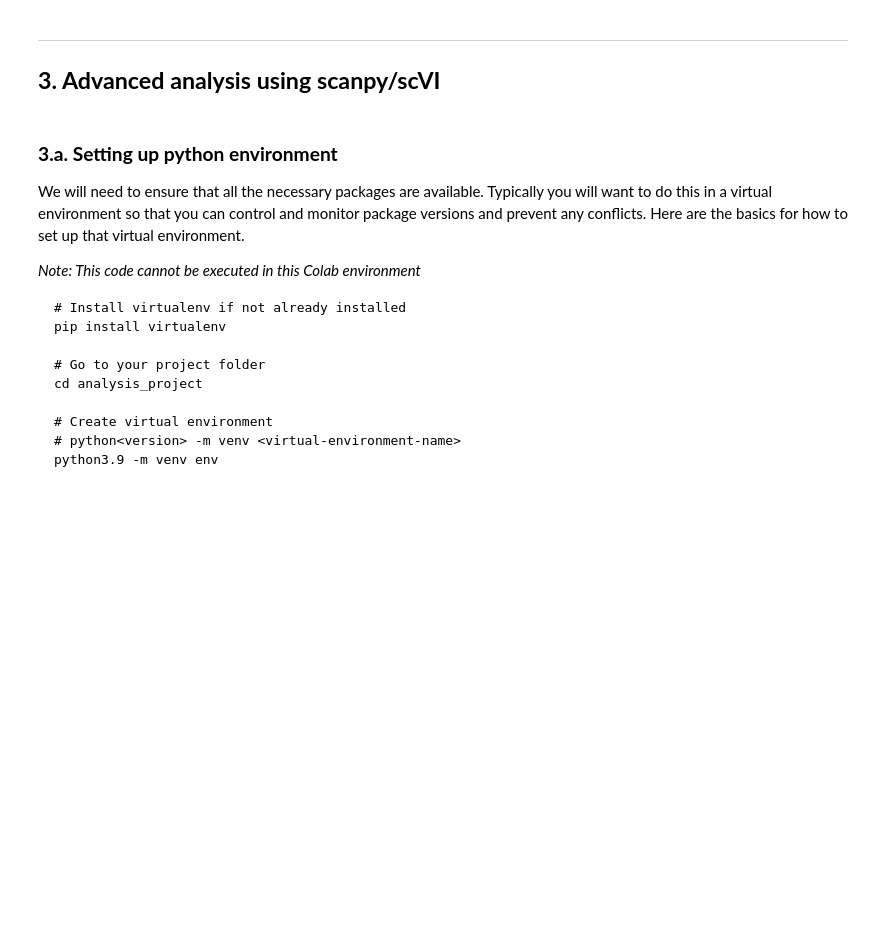
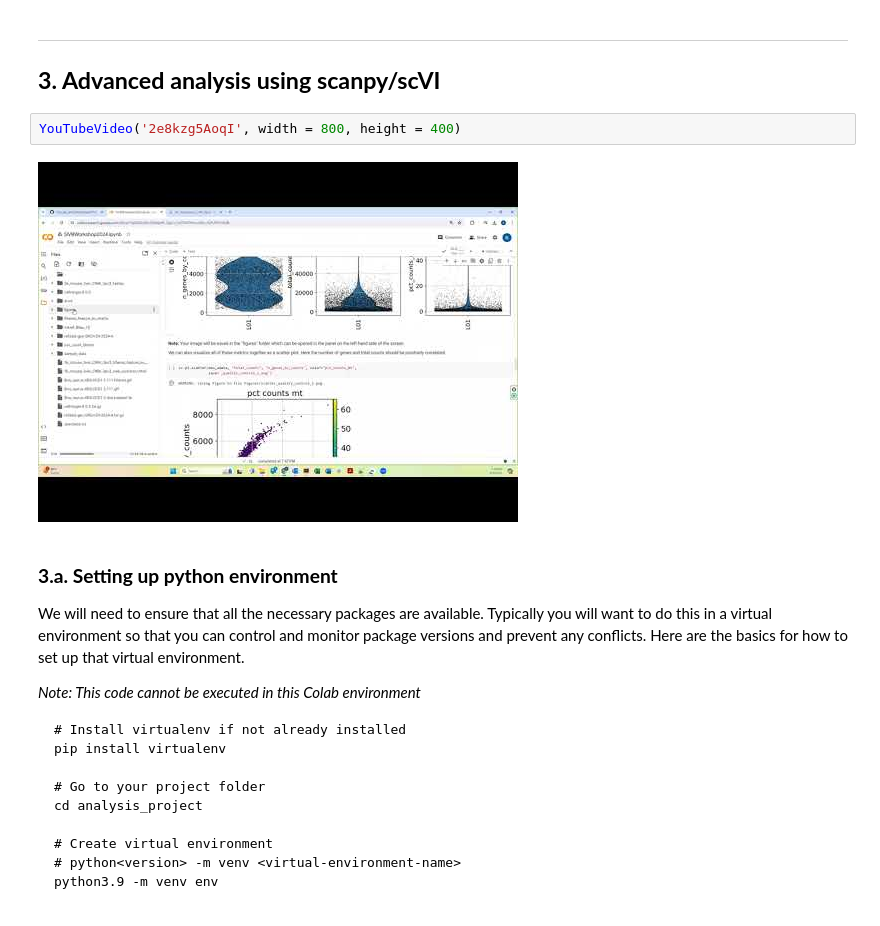
Before and after one commit to naultran/Tutorials_and_Workshops, a Jupyter notebook: SIVB/SIVBWorkshop2024.ipynb, the cells around one changed output. Saved outputs shown, nothing was run; the diff lists cells and outputs as text; blank space fills up the shorter version.

```diff
--- a/SIVB/SIVBWorkshop2024.ipynb
+++ b/SIVB/SIVBWorkshop2024.ipynb
@@ -317,6 +344,10 @@ The HTML web summary provides a lot of useful information. Each piece should be
 ---
 
 ## __3. Advanced analysis using scanpy/scVI__<a id="python"></a>
+# %%
+YouTubeVideo('2e8kzg5AoqI', width = 800, height = 400)
+# %% [output]
+[figure, added]
 # %% [markdown]
 ### __3.a. Setting up python environment__
 
```
Also changed, not shown: parts of 23 cells of this notebook.
